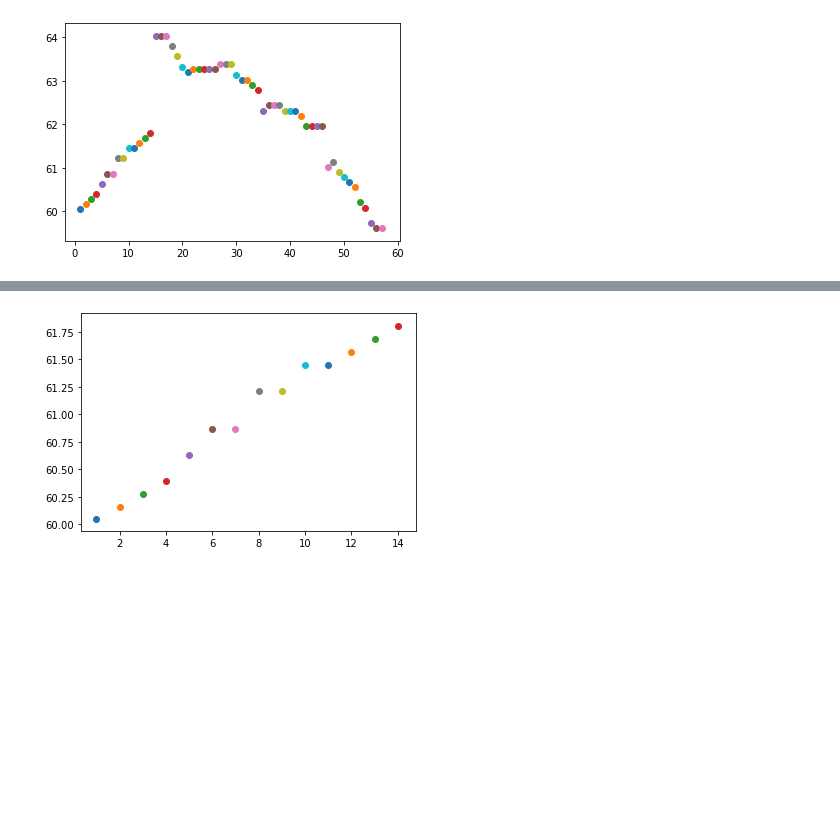
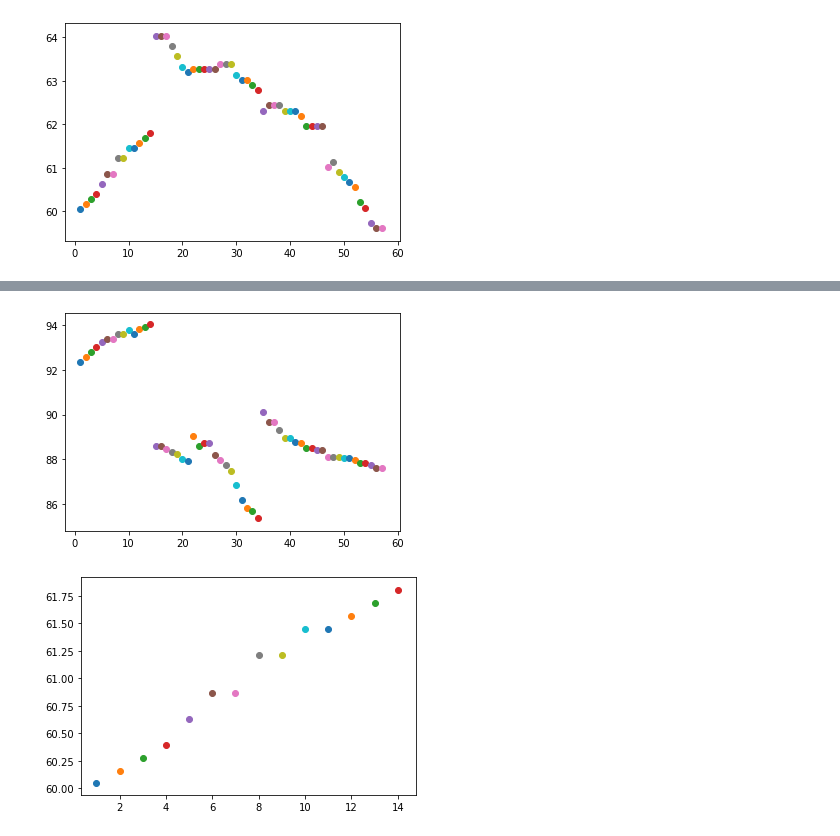
Before and after one commit to Zivvvo/Helical-Alignment-Tool, a Jupyter notebook: Alignment_Helix.ipynb, the cells around one changed output, grey strips where cells are left out. Drawn from its saved outputs; the diff is of its cells as text; code cells hidden in the pictures; blank space fills up the shorter version.

```diff
--- a/Alignment_Helix.ipynb
+++ b/Alignment_Helix.ipynb
@@ -87,3 +103,7 @@ plot_psi(post_shift_df)
+# %%
+plot_tilt(post_shift_df)
+# %% [output]
+[figure, added]
 # %%
 data_matrix = post_shift_df.to_numpy()
 # %%
```
Also changed, not shown: parts of 8 cells of this notebook, 5 other files.
